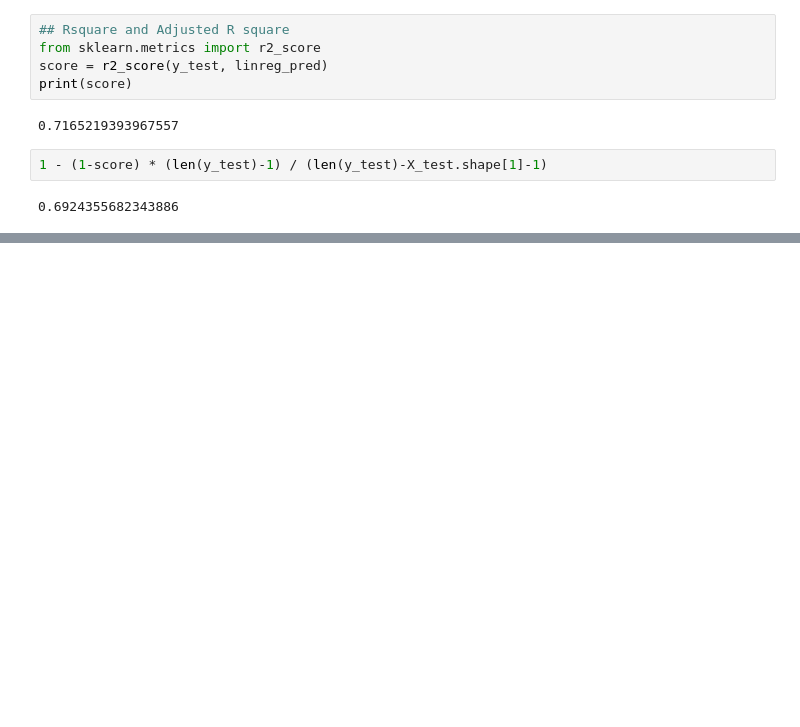
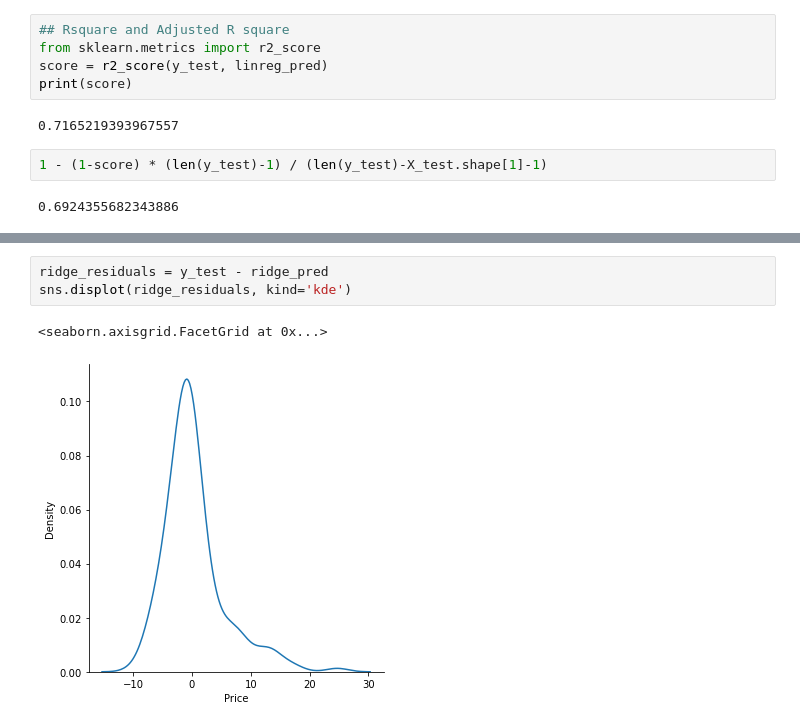
Before and after one commit to wiznikvibe/ML, a Jupyter notebook: linear_regression/practice.ipynb, the cells around one changed output, grey strips where cells are left out. Saved outputs shown, nothing was run; the diff lists cells and outputs as text; blank space fills up the shorter version.

```diff
--- a/linear_regression/practice.ipynb
+++ b/linear_regression/practice.ipynb
@@ -244,0 +291,6 @@ print(score)
+# %%
+ridge_residuals = y_test - ridge_pred
+sns.displot(ridge_residuals, kind='kde')
+# %% [output]
+<seaborn.axisgrid.FacetGrid at 0x...>
+[figure, added]
```
Also changed, not shown: parts of 10 cells of this notebook.
